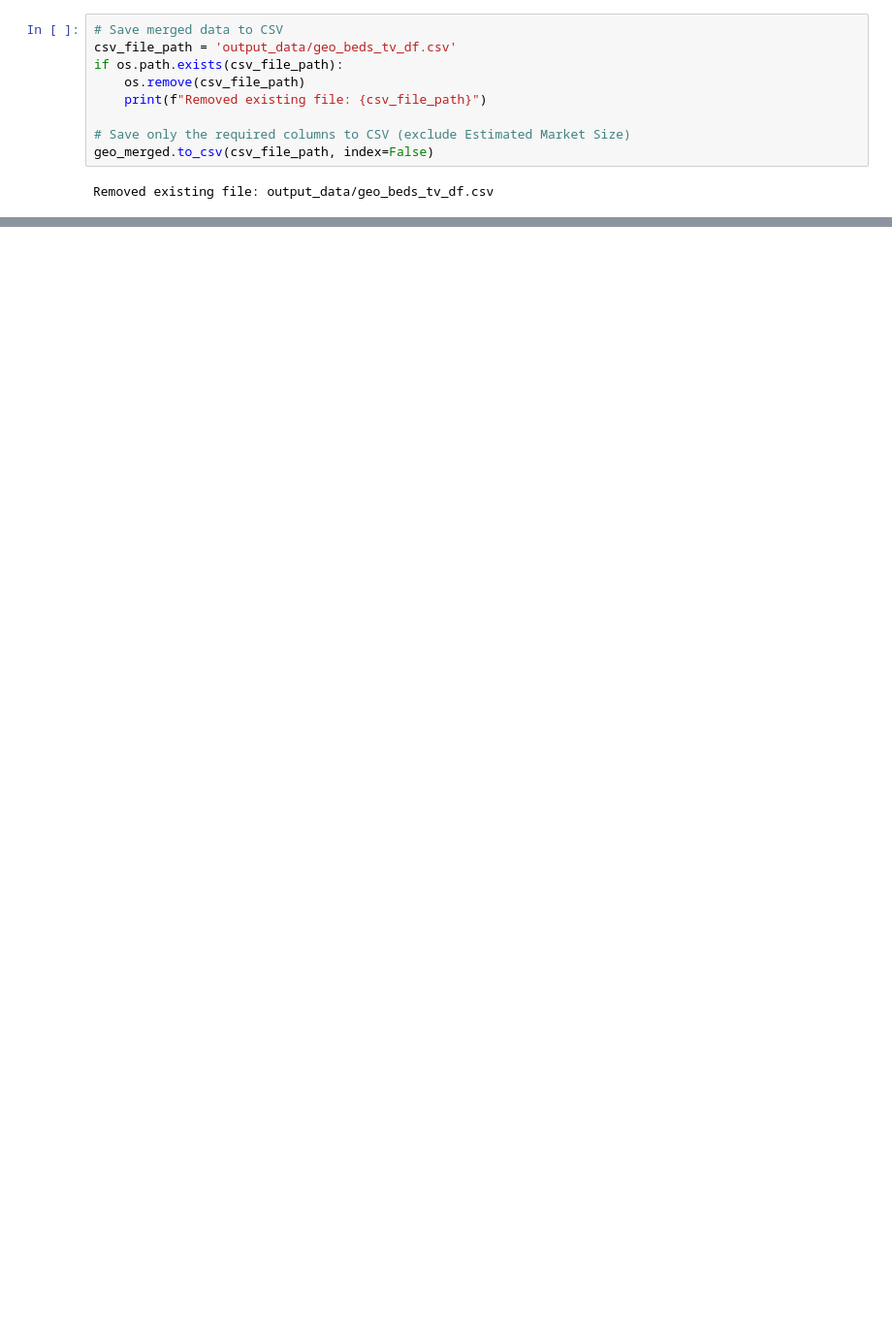
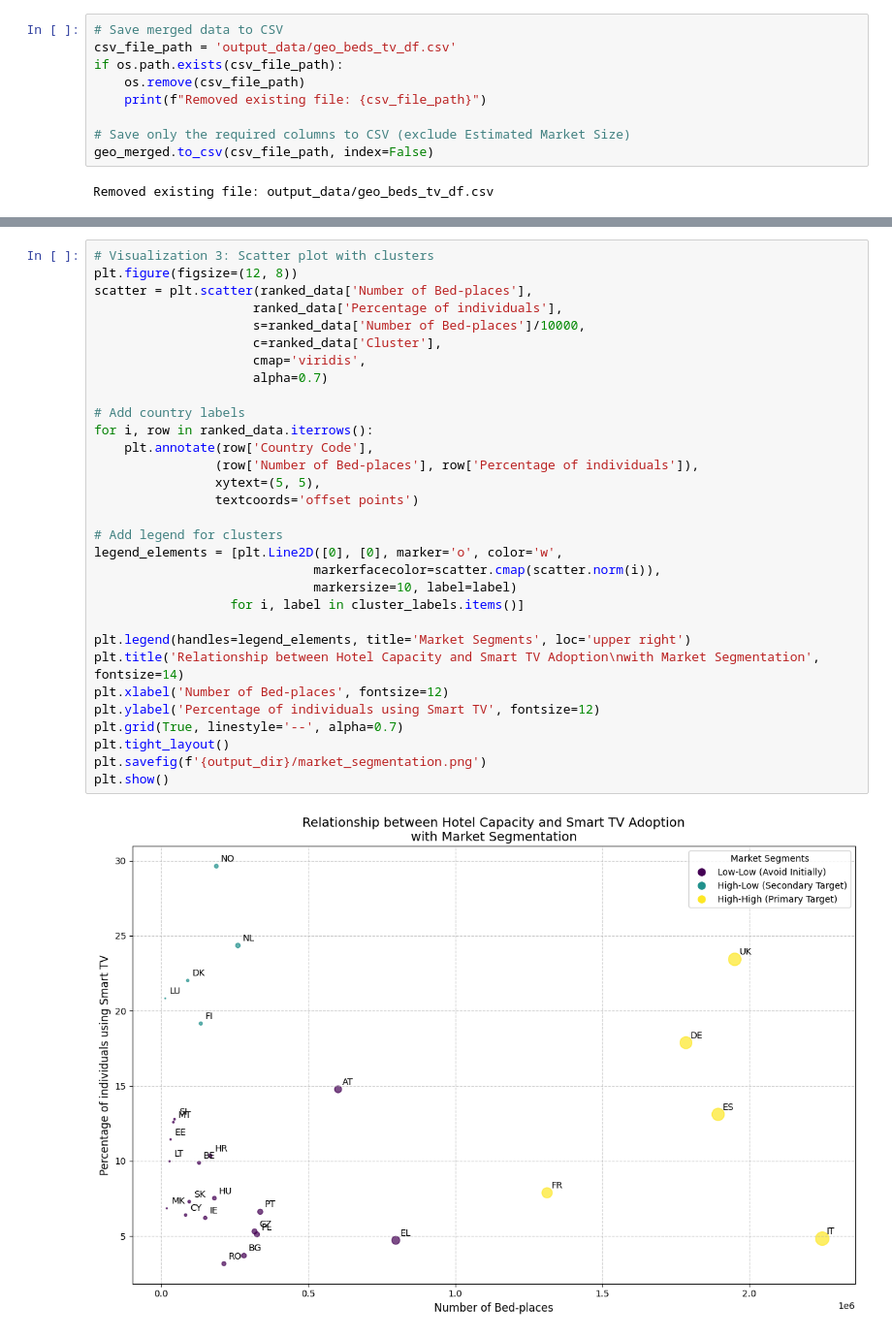
Before and after one commit to mbilalnust/eu-smartlamp-market-analysis, a Jupyter notebook: app.ipynb, the cells around one changed output, grey strips where cells are left out. Shown at 97% size. Saved outputs shown, nothing was run; the diff lists cells and outputs as text; blank space fills up the shorter version.

```diff
--- a/app.ipynb
+++ b/app.ipynb
@@ -290,0 +159,33 @@ Might work well for boutique or luxury hotels aiming for premium guest experienc
+# %%
+# Visualization 3: Scatter plot with clusters
+plt.figure(figsize=(12, 8))
+scatter = plt.scatter(ranked_data['Number of Bed-places'],
+                     ranked_data['Percentage of individuals'],
+                     s=ranked_data['Number of Bed-places']/10000,
+                     c=ranked_data['Cluster'],
+                     cmap='viridis',
+                     alpha=0.7)
+
+# Add country labels
+for i, row in ranked_data.iterrows():
+    plt.annotate(row['Country Code'],
+                (row['Number of Bed-places'], row['Percentage of individuals']),
+                xytext=(5, 5),
+                textcoords='offset points')
+
+# Add legend for clusters
+legend_elements = [plt.Line2D([0], [0], marker='o', color='w',
+                             markerfacecolor=scatter.cmap(scatter.norm(i)),
+                             markersize=10, label=label)
+                  for i, label in cluster_labels.items()]
+
+plt.legend(handles=legend_elements, title='Market Segments', loc='upper right')
+plt.title('Relationship between Hotel Capacity and Smart TV Adoption\nwith Market Segmentation', fontsize=14)
+plt.xlabel('Number of Bed-places', fontsize=12)
+plt.ylabel('Percentage of individuals using Smart TV', fontsize=12)
+plt.grid(True, linestyle='--', alpha=0.7)
+plt.tight_layout()
+plt.savefig(f'{output_dir}/market_segmentation.png')
+plt.show()
+# %% [output]
+[figure, added]
```
Also changed, not shown: parts of 26 cells of this notebook.
